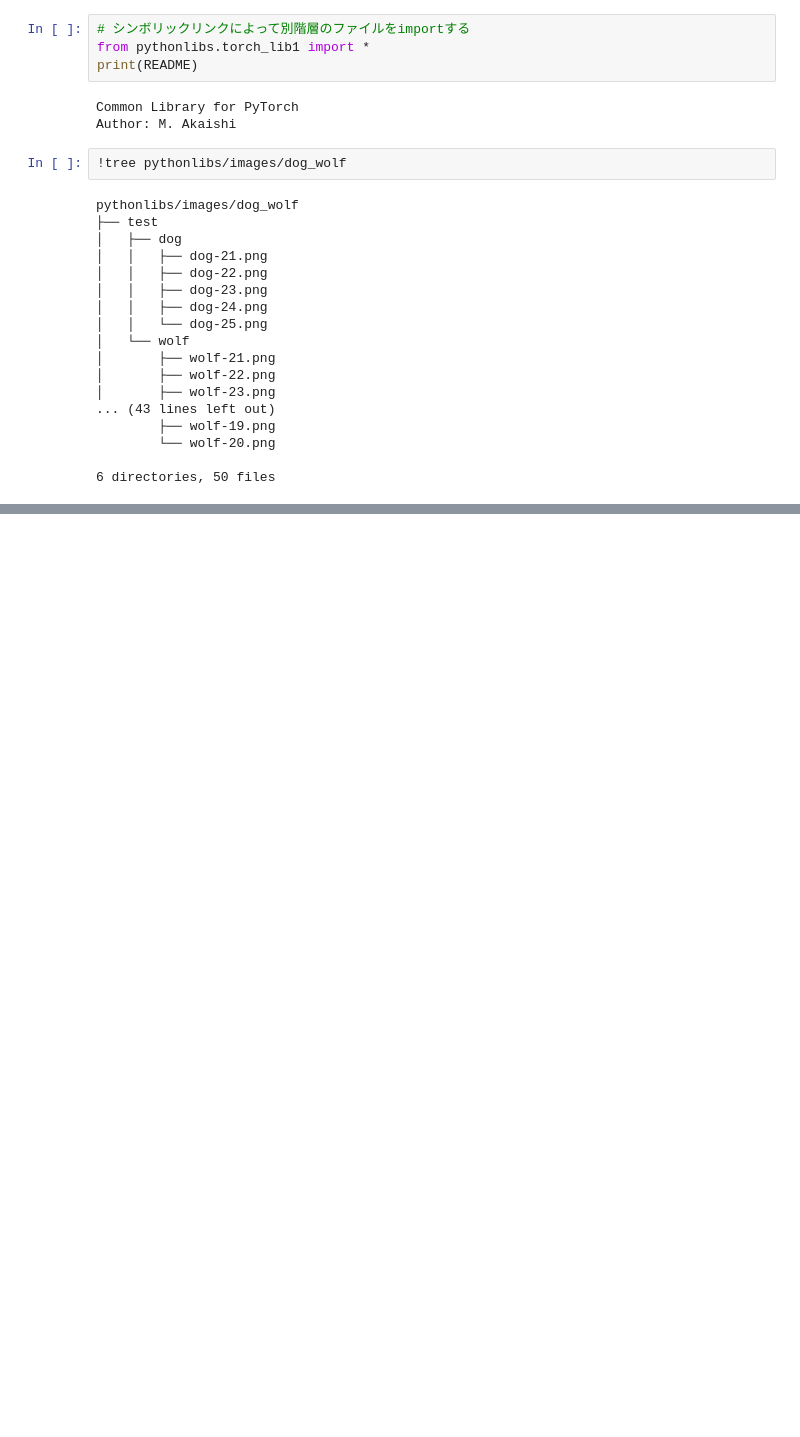
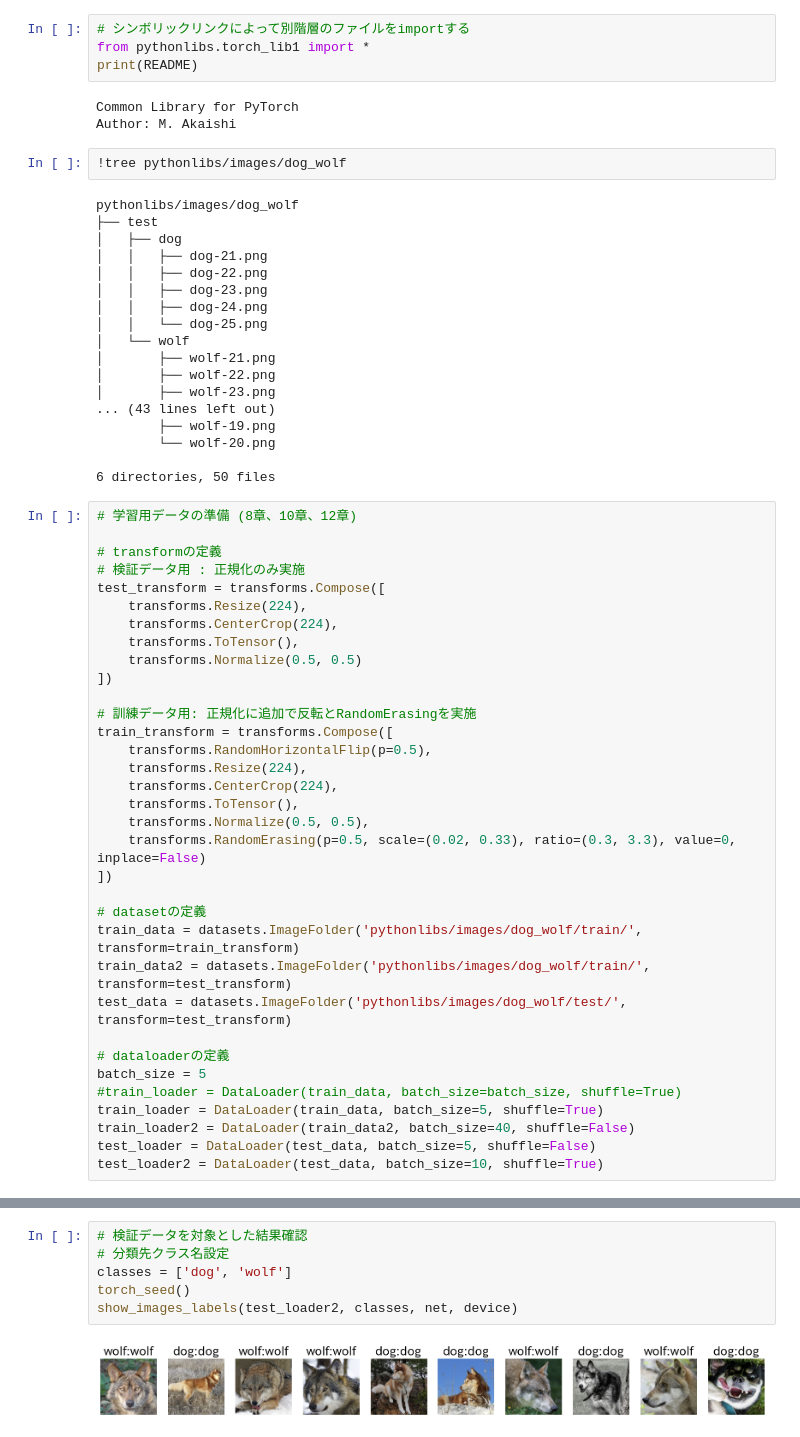
Before and after one commit to YUseiDoi/Pytorch_Practice, a Jupyter notebook: src/simple_dog_detecter.ipynb, the cells around one changed output, grey strips where cells are left out. Drawn from its saved outputs; the diff is of its cells as text; blank space fills up the shorter version.

Commit message:
feat: simple dog and wolf detecter by pretrained model

```diff
--- a/src/simple_dog_detecter.ipynb
+++ b/src/simple_dog_detecter.ipynb
@@ -44,6 +52,40 @@ pythonlibs/images/dog_wolf
         └── wolf-20.png
 
 6 directories, 50 files
+# %%
+# 学習用データの準備 (8章、10章、12章)
+
+# transformの定義
+# 検証データ用 : 正規化のみ実施
+test_transform = transforms.Compose([
+    transforms.Resize(224),
+    transforms.CenterCrop(224),
+    transforms.ToTensor(),
+    transforms.Normalize(0.5, 0.5)
+])
+
+# 訓練データ用: 正規化に追加で反転とRandomErasingを実施
+train_transform = transforms.Compose([
+    transforms.RandomHorizontalFlip(p=0.5),
+    transforms.Resize(224),
+    transforms.CenterCrop(224),
+    transforms.ToTensor(),
+    transforms.Normalize(0.5, 0.5),
+    transforms.RandomErasing(p=0.5, scale=(0.02, 0.33), ratio=(0.3, 3.3), value=0, inplace=False)
+])
+
+# datasetの定義
+train_data = datasets.ImageFolder('pythonlibs/images/dog_wolf/train/', transform=train_transform)
+train_data2 = datasets.ImageFolder('pythonlibs/images/dog_wolf/train/', transform=test_transform)
+test_data = datasets.ImageFolder('pythonlibs/images/dog_wolf/test/', transform=test_transform)
+
+# dataloaderの定義
+batch_size = 5
+#train_loader = DataLoader(train_data, batch_size=batch_size, shuffle=True)
+train_loader = DataLoader(train_data, batch_size=5, shuffle=True)
+train_loader2 = DataLoader(train_data2, batch_size=40, shuffle=False)
+test_loader = DataLoader(test_data, batch_size=5, shuffle=False)
+test_loader2 = DataLoader(test_data, batch_size=10, shuffle=True)
 # %%
 # 事前学習済みモデルを利用したモデル構築
 from torchvision import models
@@ -86,0 +140,8 @@ history = fit(net, optimizer, criterion, num_epochs, train_loader, test_loader,
+# %%
+# 検証データを対象とした結果確認
+# 分類先クラス名設定
+classes = ['dog', 'wolf']
+torch_seed()
+show_images_labels(test_loader2, classes, net, device)
+# %% [output]
+[figure, added]
```
Also changed, not shown: parts of 2 cells of this notebook.
